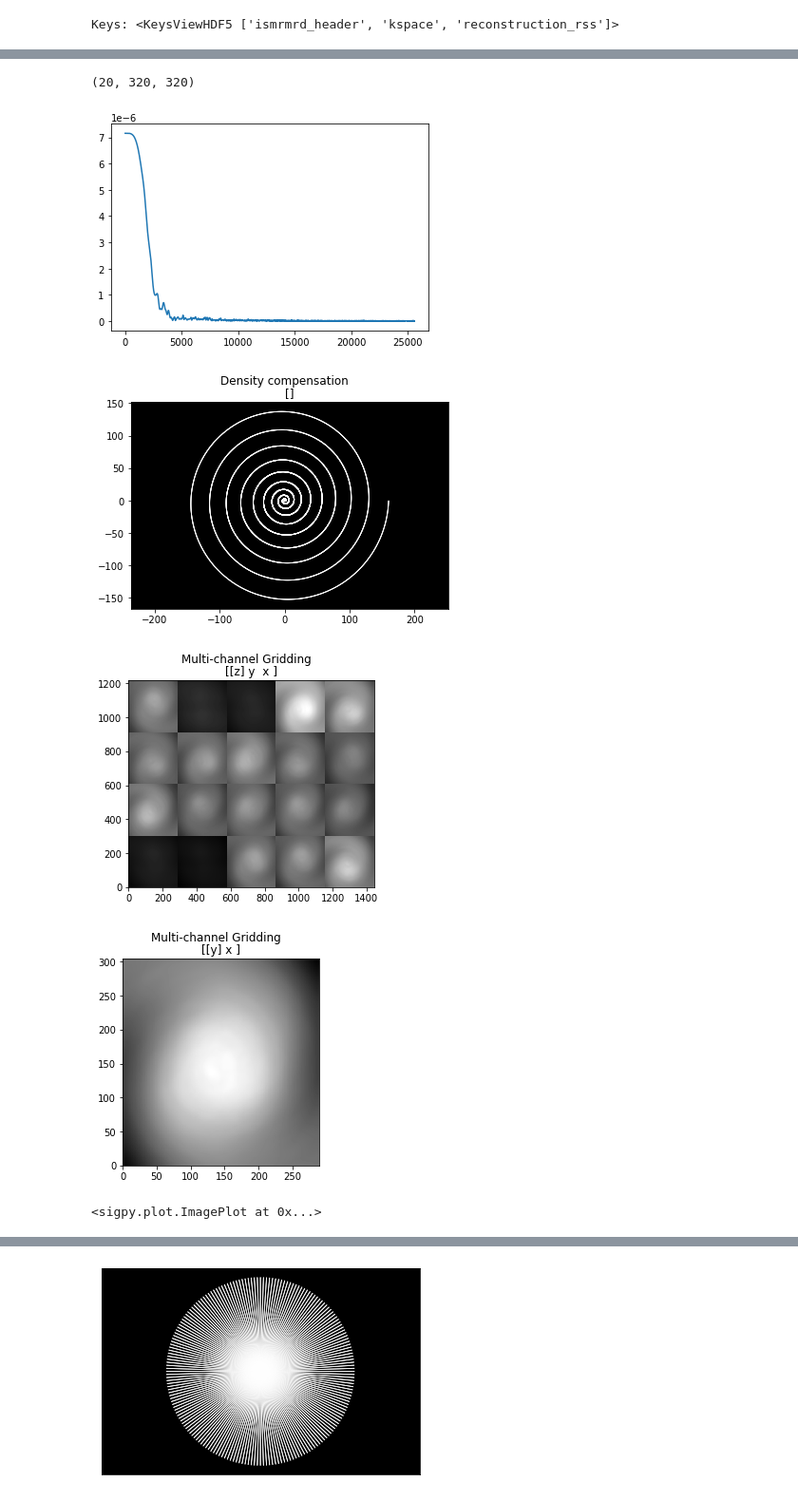
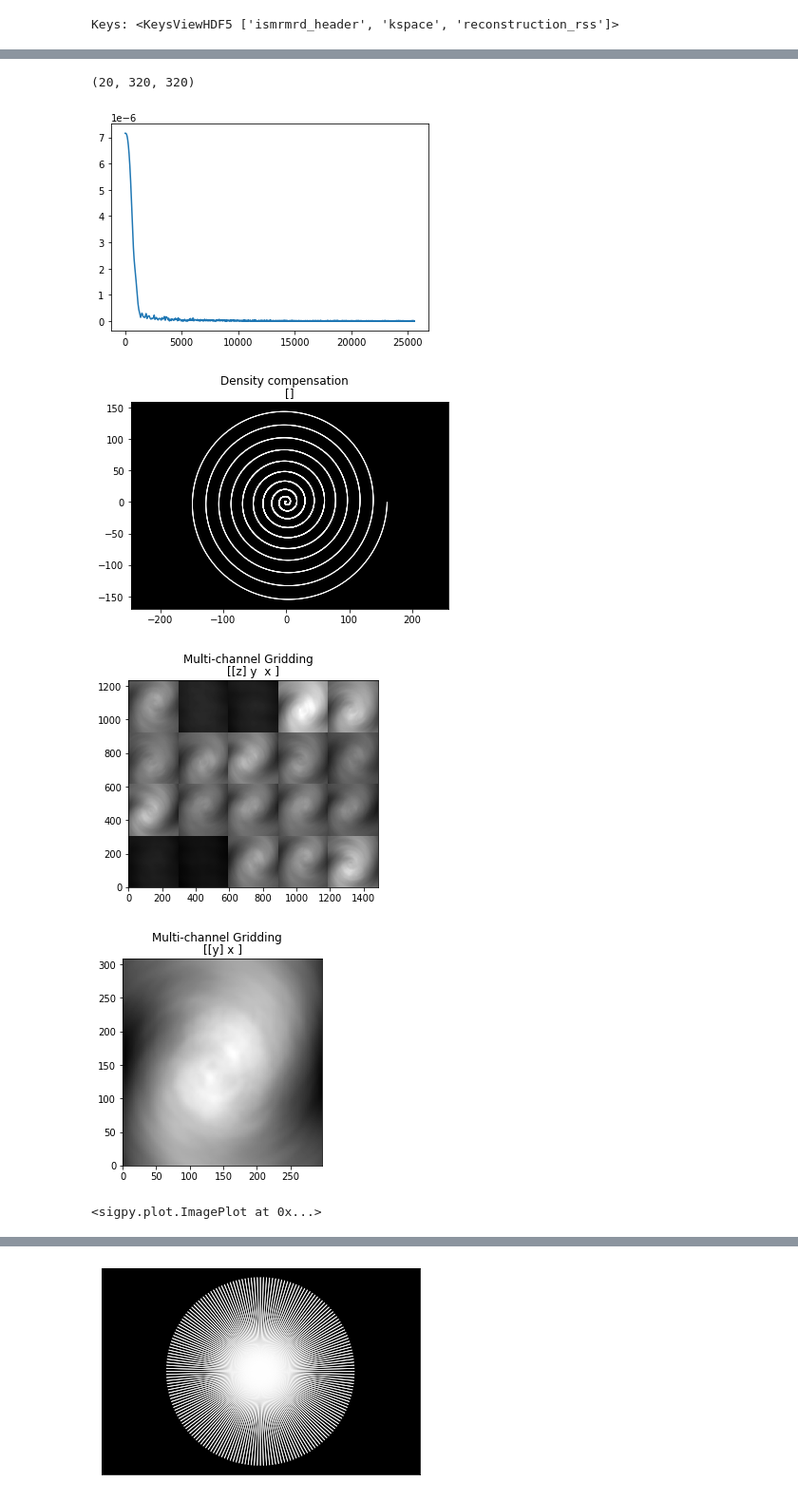
Before and after one commit to to314as/bir_tools, a Jupyter notebook: undersampling.ipynb, the cells around one changed output, grey strips where cells are left out. Shown at 95% size. Cells and saved outputs as stored; diff of their text form; code cells hidden in the pictures.

```diff
--- a/undersampling.ipynb
+++ b/undersampling.ipynb
@@ -86,38 +136,38 @@ full=args.resolution*args.resolution
 print(full)
 us_factor=4
 #N=30000;
 N=full//us_factor
 print(N)
 nRounds=10;
-PowCoeff=2;
+PowCoeff=1.4;
 m_size=160;
 p_base=0;
 traj=vd_spiral.makeSpiral(N,nRounds,PowCoeff,p_base,m_size);
 traj=np.swapaxes(traj,0,1)
 print(traj.shape)
 img=abs(nu.make_ift(data))[8,:,160:480,:]
 print(img.shape)
 pl.ImagePlot(img,z=0,title='Original')
 print(img.shape)
 ksp = sp.nufft(img, traj,3)
 plt.plot(abs(ksp)[8])
 #dcf = (traj[..., 0]**2 + traj[..., 1]**2)**0.5
 dcf=np.array([1 for i in range(traj.shape[0])])
 pl.ScatterPlot(traj, dcf, title='Density compensation')
 img_grid = sp.nufft_adjoint(ksp, traj)
 pl.ImagePlot(img_grid,z=0,title='Multi-channel Gridding')
 pl.ImagePlot(nu.rsos(img_grid,0),title='Multi-channel Gridding')
 # %% [output]
 102400
 25600
 (25600, 2)
 (20, 320, 320)
 [figure]
 (20, 320, 320)
-[figure, old version]
+[figure, new version]
-[figure, old version]
+[figure, new version]
-[figure, old version]
+[figure, new version]
-[figure, old version]
+[figure, new version]
 <sigpy.plot.ImagePlot at 0x...>
 # %%
 def check_density(traj,d=[],r0=1):
```
Also changed, not shown: parts of 9 cells of this notebook, 4 other files.
